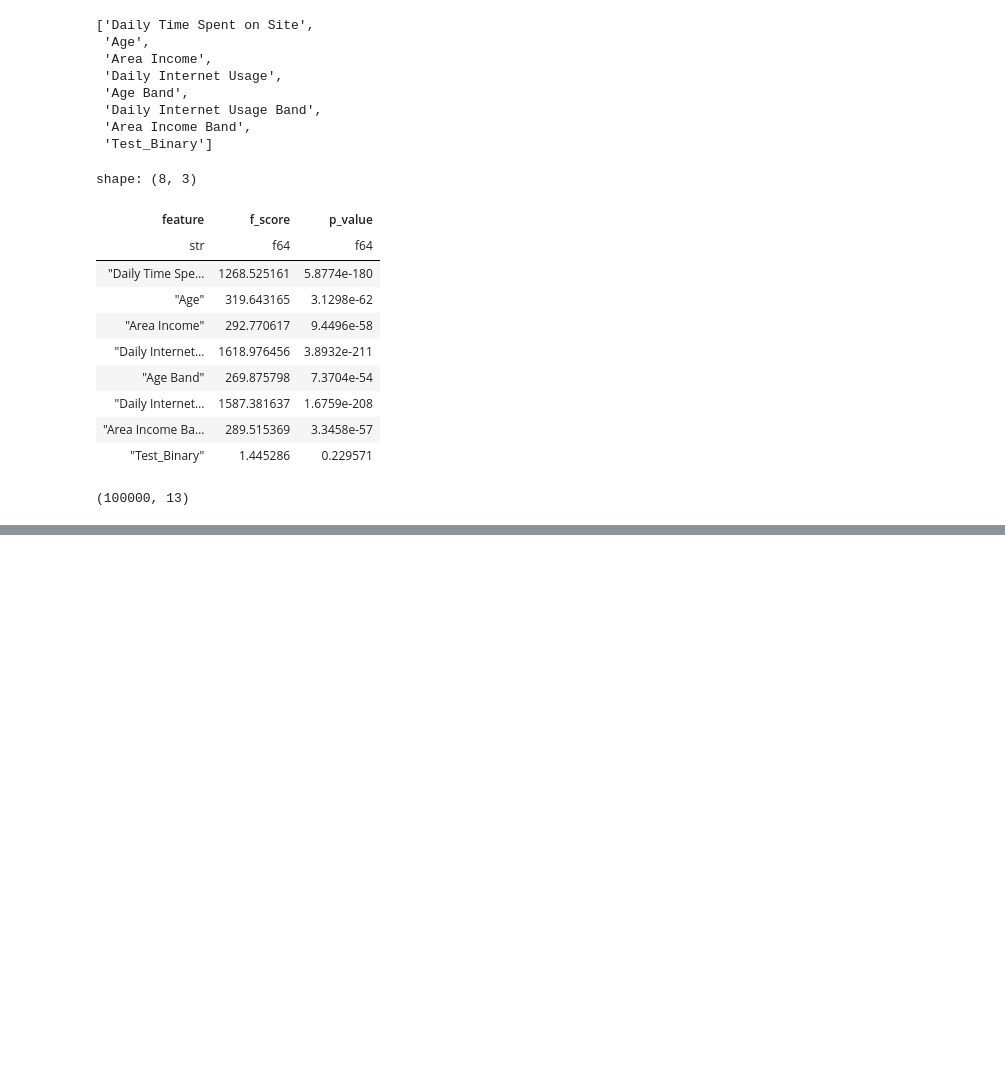
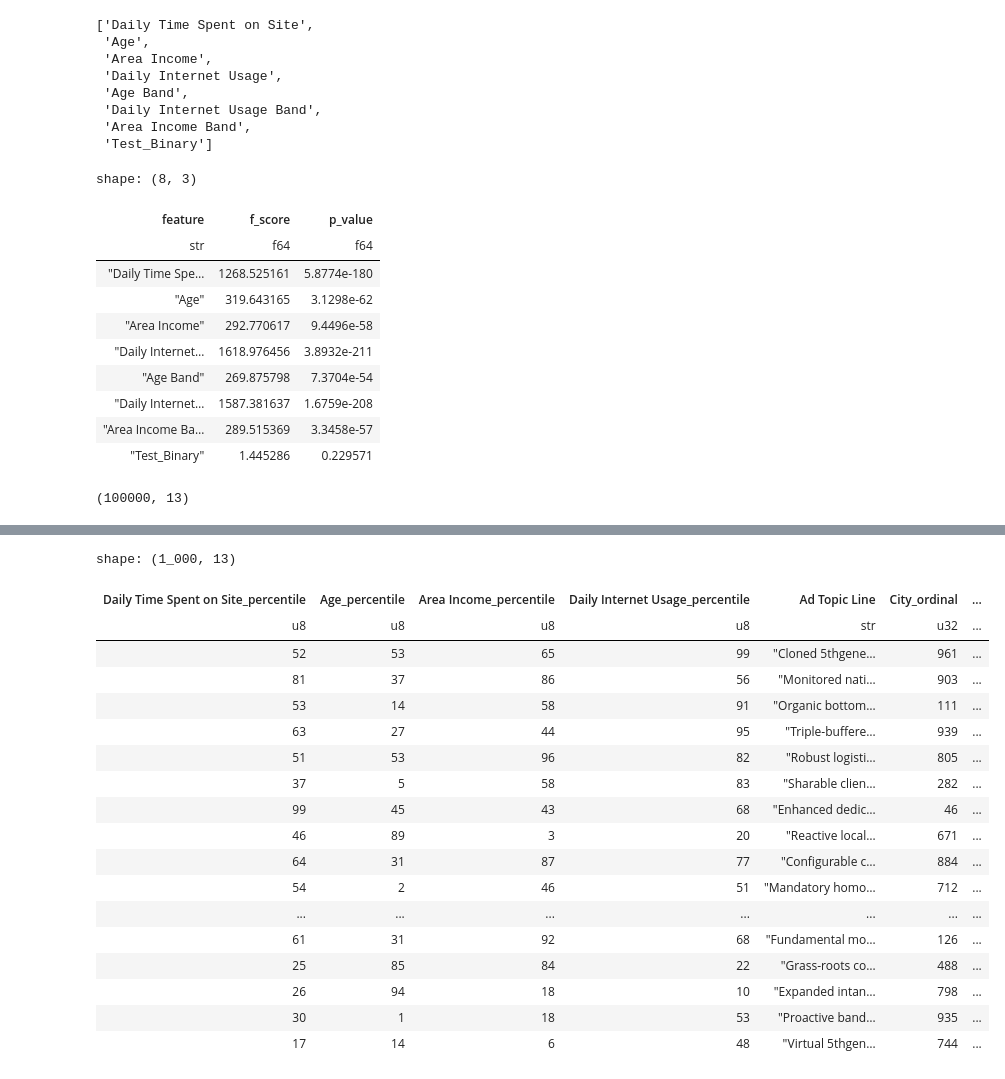
Before and after one commit to abstractqqq/dsds, a Jupyter notebook: examples.ipynb, the cells around one changed output, grey strips where cells are left out. Saved outputs shown, nothing was run; the diff lists cells and outputs as text; code cells hidden in the pictures; blank space fills up the shorter version.

```diff
--- a/examples.ipynb
+++ b/examples.ipynb
@@ -304,0 +300,22 @@ shape: (37, 5)
+# %%
+transformed_df
+# %% [output]
+shape: (1_000, 13)
+| Daily Time Spent on Site_percentile | Age_percentile | Area Income_percentile | Daily Internet Usage_percentile | Ad Topic Line | City_ordinal | ... |
+| u8 | u8 | u8 | u8 | str | u32 | ... |
+| 52 | 53 | 65 | 99 | "Cloned 5thgene… | 961 | ... |
+| 81 | 37 | 86 | 56 | "Monitored nati… | 903 | ... |
+| 53 | 14 | 58 | 91 | "Organic bottom… | 111 | ... |
+| 63 | 27 | 44 | 95 | "Triple-buffere… | 939 | ... |
+| 51 | 53 | 96 | 82 | "Robust logisti… | 805 | ... |
+| 37 | 5 | 58 | 83 | "Sharable clien… | 282 | ... |
+| 99 | 45 | 43 | 68 | "Enhanced dedic… | 46 | ... |
+| 46 | 89 | 3 | 20 | "Reactive local… | 671 | ... |
+| 64 | 31 | 87 | 77 | "Configurable c… | 884 | ... |
+| 54 | 2 | 46 | 51 | "Mandatory homo… | 712 | ... |
+| ... | ... | ... | ... | ... | ... | ... |
+| 61 | 31 | 92 | 68 | "Fundamental mo… | 126 | ... |
+| 25 | 85 | 84 | 22 | "Grass-roots co… | 488 | ... |
+| 26 | 94 | 18 | 10 | "Expanded intan… | 798 | ... |
+| 30 | 1 | 18 | 53 | "Proactive band… | 935 | ... |
+| 17 | 14 | 6 | 48 | "Virtual 5thgen… | 744 | ... |
```
Also changed, not shown: parts of 9 cells of this notebook, 1 other file.
